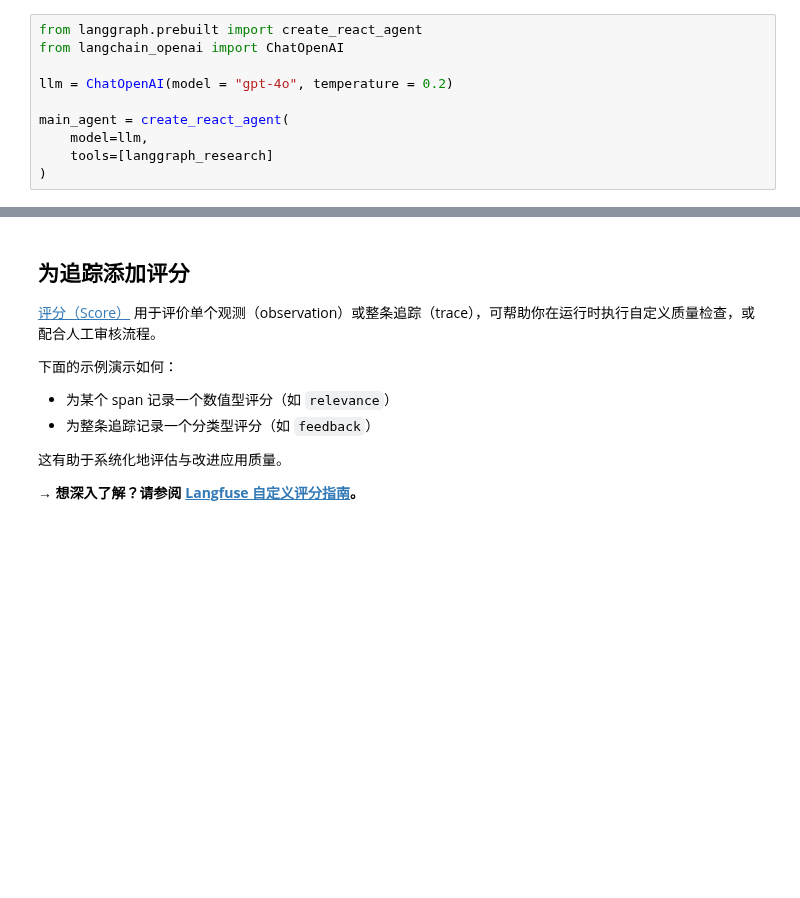
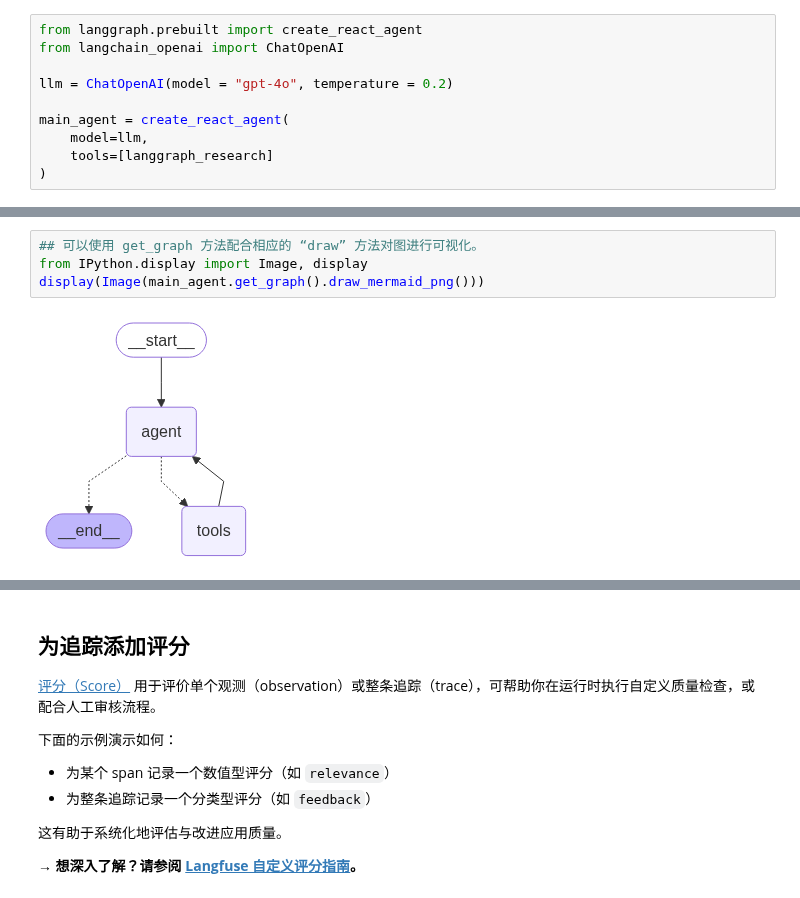
Before and after one commit to FlyAIBox/AIAgent101, a Jupyter notebook: 06-agent-evaluation/langfuse/01_04_integration_langgraph.ipynb, the cells around one changed output, grey strips where cells are left out. Saved outputs shown, nothing was run; the diff lists cells and outputs as text; blank space fills up the shorter version.

```diff
--- a/06-agent-evaluation/langfuse/01_04_integration_langgraph.ipynb
+++ b/06-agent-evaluation/langfuse/01_04_integration_langgraph.ipynb
@@ -912,3 +457,9 @@ Trace ID: 54931f31967873bb6fb46e5580b8e193
+# %%
+## 可以使用 get_graph 方法配合相应的 “draw” 方法对图进行可视化。
+from IPython.display import Image, display
+display(Image(main_agent.get_graph().draw_mermaid_png()))
+# %% [output]
+[figure, added]
 # %% [markdown]
 ### 在 Langfuse 中查看多智能体追踪
 
```
Also changed, not shown: parts of 36 cells of this notebook.
